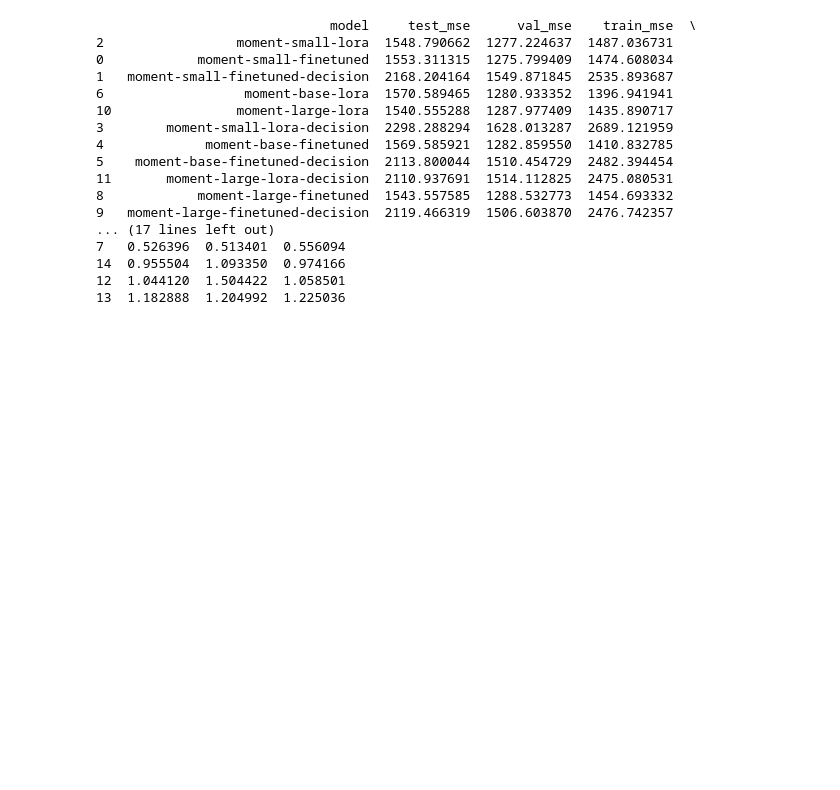
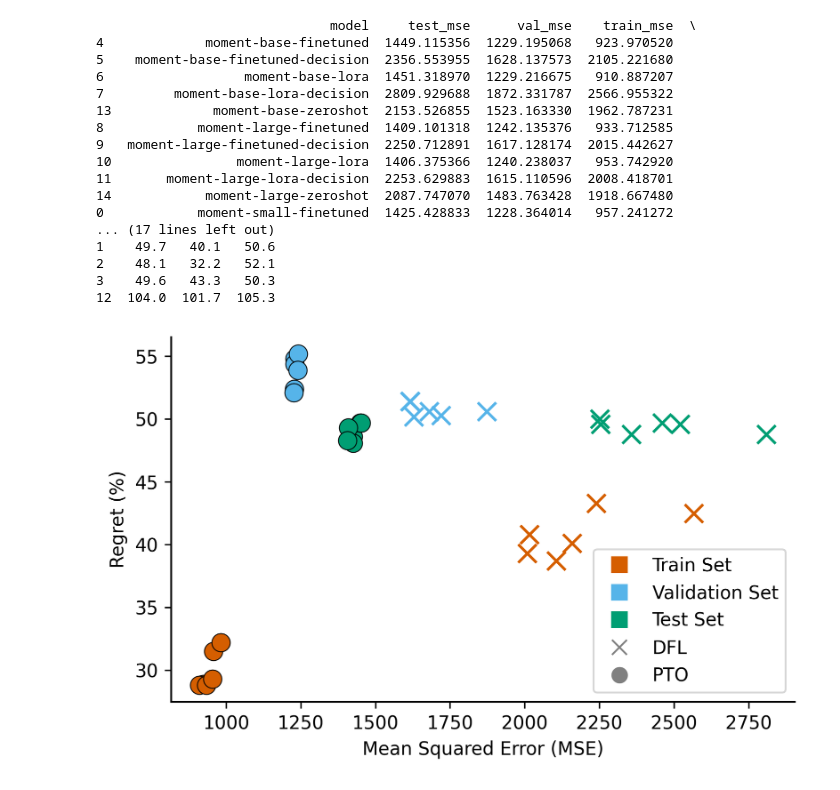
Before and after one commit to saloper/decision-focused-fine-tuning, a Jupyter notebook: notebooks/aggregate_metrics.ipynb, the cells around one changed output. Cells and saved outputs as stored; diff of their text form; code cells hidden in the pictures; blank space fills up the shorter version.

```diff
--- a/notebooks/aggregate_metrics.ipynb
+++ b/notebooks/aggregate_metrics.ipynb
@@ -23,6 +25,7 @@ models.append('moment-small-zeroshot')
 models.append('moment-base-zeroshot')
 models.append('moment-large-zeroshot')
 # %%
+#Create a table of regret, mse by model and data split
 all = []
 for model in models:
     base_dir = get_path(f"results\\experiments\\{model}\\NEMA")
@@ -32,12 +35,13 @@ for model in models:
     result = df.groupby('split')[['true_profit', 'real_profit']].sum()
     result['model'] = model
     result['regret'] = (result['true_profit'] - result['real_profit']) / result['true_profit']
+    result['regret'] = (result['regret'] * 100).round(1)
     all.append(result.reset_index())
 
 regret = pd.concat(all, axis= 0)
 #Reshape data
 regret = regret[['model', 'split', 'regret']]
 regret = regret.pivot(index='model', columns='split', values='regret')
-regret = regret.sort_values('val')
+regret = regret.sort_values('model')
 print(regret)
 # %% [output]
@@ -93,21 +97,61 @@ print(mse)
 # %%
 metrics = pd.merge(mse, regret, on='model', how='inner')
-print(metrics.sort_values('val'))
+print(metrics.sort_values('model'))
 # %% [output]
                               model     test_mse      val_mse    train_mse  \
-2                 moment-small-lora  1548.790662  1277.224637  1487.036731
-0            moment-small-finetuned  1553.311315  1275.799409  1474.608034
-1   moment-small-finetuned-decision  2168.204164  1549.871845  2535.893687
-6                  moment-base-lora  1570.589465  1280.933352  1396.941941
-10                moment-large-lora  1540.555288  1287.977409  1435.890717
-3        moment-small-lora-decision  2298.288294  1628.013287  2689.121959
-4             moment-base-finetuned  1569.585921  1282.859550  1410.832785
-5    moment-base-finetuned-decision  2113.800044  1510.454729  2482.394454
-11       moment-large-lora-decision  2110.937691  1514.112825  2475.080531
-8            moment-large-finetuned  1543.557585  1288.532773  1454.693332
-9   moment-large-finetuned-decision  2119.466319  1506.603870  2476.742357
+4             moment-base-finetuned  1449.115356  1229.195068   923.970520
+5    moment-base-finetuned-decision  2356.553955  1628.137573  2105.221680
+6                  moment-base-lora  1451.318970  1229.216675   910.887207
+7         moment-base-lora-decision  2809.929688  1872.331787  2566.955322
+13             moment-base-zeroshot  2153.526855  1523.163330  1962.787231
+8            moment-large-finetuned  1409.101318  1242.135376   933.712585
+9   moment-large-finetuned-decision  2250.712891  1617.128174  2015.442627
+10                moment-large-lora  1406.375366  1240.238037   953.742920
+11       moment-large-lora-decision  2253.629883  1615.110596  2008.418701
+14            moment-large-zeroshot  2087.747070  1483.763428  1918.667480
+0            moment-small-finetuned  1425.428833  1228.364014   957.241272
 ... (17 lines left out)
-7   0.526396  0.513401  0.556094
-14  0.955504  1.093350  0.974166
-12  1.044120  1.504422  1.058501
-13  1.182888  1.204992  1.225036
+1    49.7   40.1   50.6
+2    48.1   32.2   52.1
+3    49.6   43.3   50.3
+12  104.0  101.7  105.3
+# %%
+#Create a scatter plot of Regret vs. MSE
+dfl = metrics.loc[metrics['model'].str.contains('decision')]
+pto = metrics.loc[(~metrics['model'].str.contains('decision')) & (~metrics['model'].str.contains('zeroshot'))]
+
+plt.style.use('default')
+fig, ax = plt.subplots(figsize=(5.5, 3.5), dpi=300)
+
+ax.scatter(dfl["train_mse"], dfl["train"], color='#D55E00', marker='x', s=100, label='Train (dfl)')
+ax.scatter(dfl["val_mse"], dfl["val"], color='#56B4E9', marker='x', s=100, label='Val (dfl)')
+ax.scatter(dfl["test_mse"], dfl["test"], color='#009E73', marker='x', s=100, label='Test (dfl)')
+ax.scatter(pto["train_mse"], pto["train"], color='#D55E00', marker='o', s=100, edgecolors='k', linewidth=0.5, label='Train (pto)')
+ax.scatter(pto["val_mse"], pto["val"], color='#56B4E9', marker='o', s=100, edgecolors='k', linewidth=0.5, label='Val (pto)')
+ax.scatter(pto["test_mse"], pto["test"], color='#009E73', marker='o', s=100, edgecolors='k', linewidth=0.5, label='Test (pto)')
+
+ax.set_xlabel('Mean Squared Error (MSE)', fontsize=10)
+ax.set_ylabel('Regret (%)', fontsize=10)
+
+legend_elements = [
+    # Color indicators
+    Line2D([0], [0], color='w', marker='s', markerfacecolor='#D55E00', markersize=10, label='Train Set'),
+    Line2D([0], [0], color='w', marker='s', markerfacecolor='#56B4E9', markersize=10, label='Validation Set'),
+    Line2D([0], [0], color='w', marker='s', markerfacecolor='#009E73', markersize=10, label='Test Set'),
+    # Marker indicators
+    Line2D([0], [0], color='gray', marker='x', linestyle='None', markersize=8, label='DFL'),
+    Line2D([0], [0], color='gray', marker='o', linestyle='None', markersize=8, label='PTO')
+]
+
+
+ax.spines['bottom'].set_linewidth(1.0)
+ax.spines['left'].set_linewidth(1.0)
+ax.spines['top'].set_visible(False)
+ax.spines['right'].set_visible(False)
+ax.legend(handles=legend_elements, loc='lower right', frameon=True, fontsize=10)
+
+plt.tight_layout()
+plt.savefig("plots/regret_vs_mse.pdf", format='pdf', bbox_inches='tight')
+plt.show()
+# %% [output]
+[figure, added]
```
Also changed, not shown: parts of 5 cells of this notebook, 4 other files.
